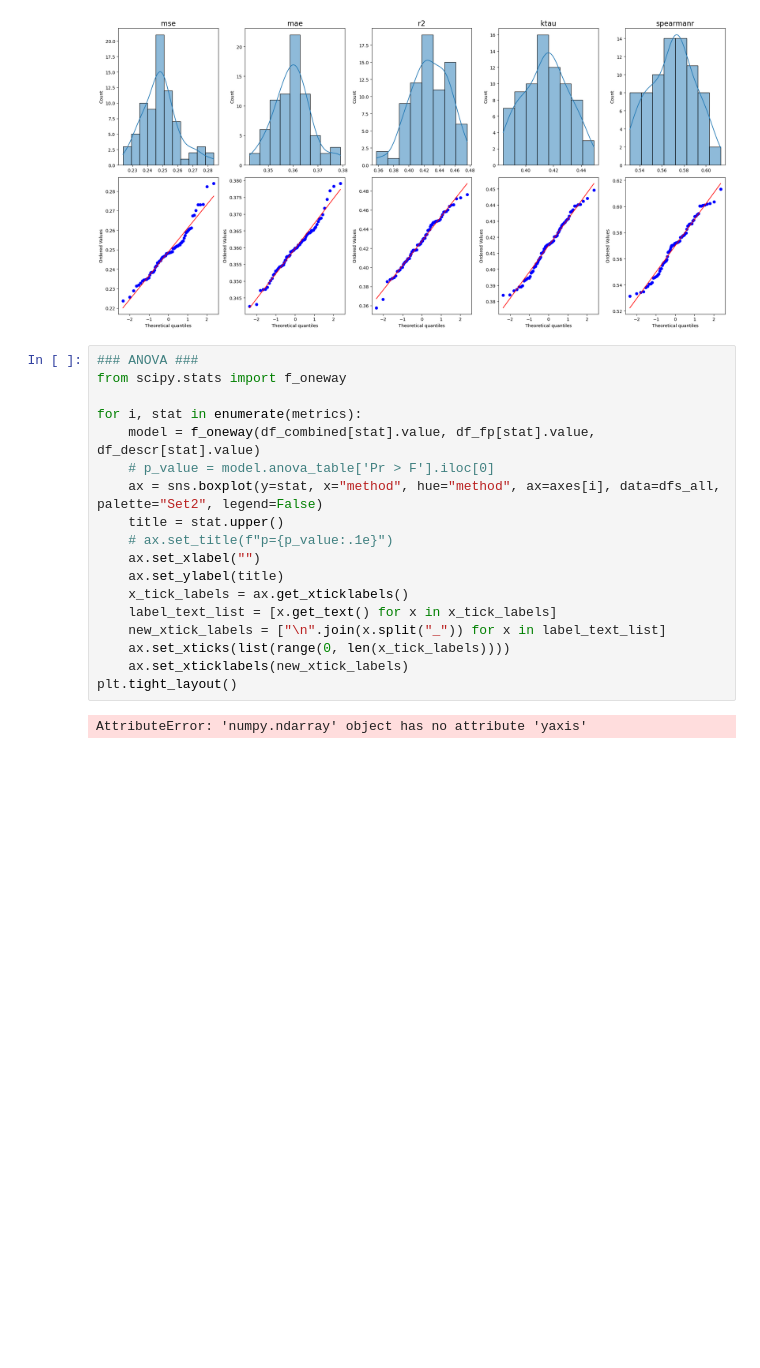
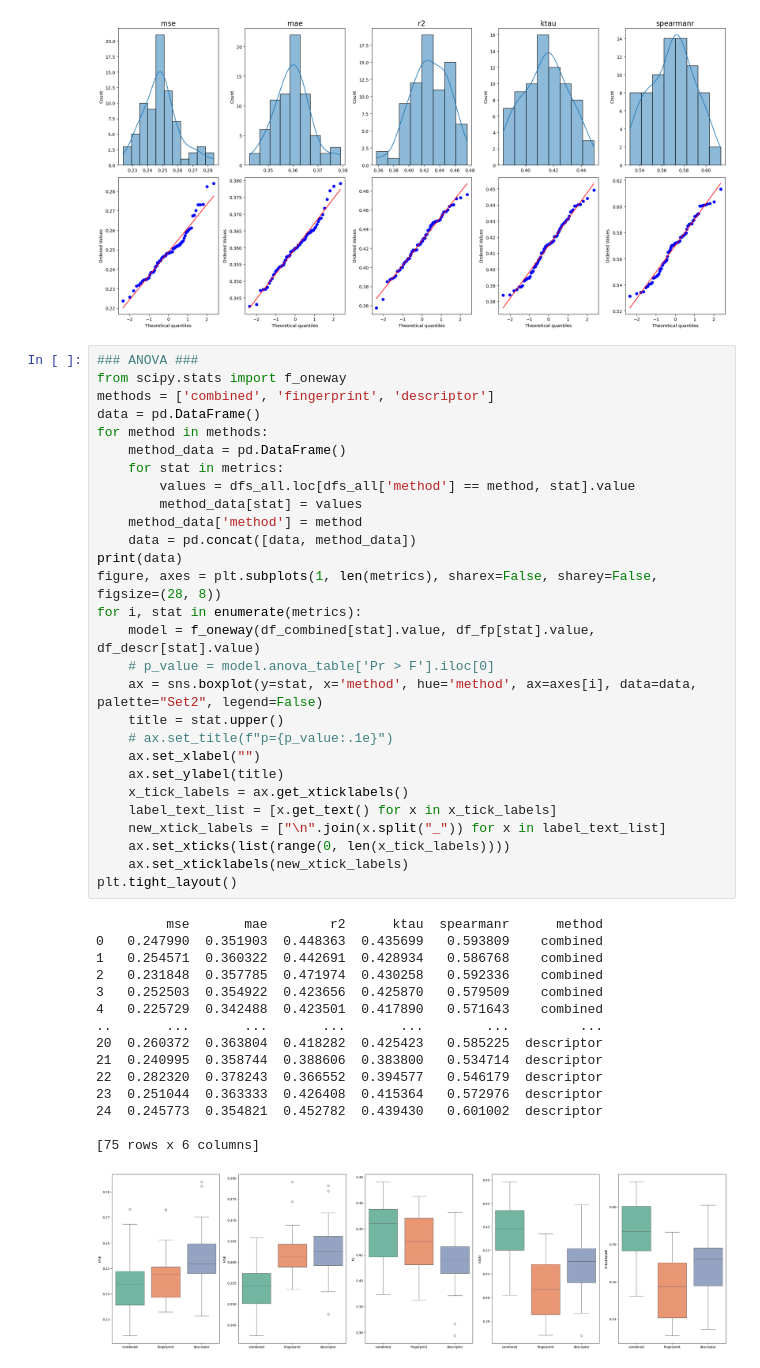
Before and after one commit to OpenADMET/openadmet-models, a Jupyter notebook: openadmet_models/notebooks/initial_2_anvil_compare.ipynb, the cells around one changed output. Drawn from its saved outputs; the diff is of its cells as text; blank space fills up the shorter version.

```diff
--- a/openadmet_models/notebooks/initial_2_anvil_compare.ipynb
+++ b/openadmet_models/notebooks/initial_2_anvil_compare.ipynb
@@ -81,20 +81,44 @@ plt.tight_layout()
 # %%
 ### ANOVA ###
 from scipy.stats import f_oneway
-
+methods = ['combined', 'fingerprint', 'descriptor']
+data = pd.DataFrame()
+for method in methods:
+    method_data = pd.DataFrame()
+    for stat in metrics:
+        values = dfs_all.loc[dfs_all['method'] == method, stat].value
+        method_data[stat] = values
+    method_data['method'] = method
+    data = pd.concat([data, method_data])
+print(data)
+figure, axes = plt.subplots(1, len(metrics), sharex=False, sharey=False, figsize=(28, 8))
 for i, stat in enumerate(metrics):
     model = f_oneway(df_combined[stat].value, df_fp[stat].value, df_descr[stat].value)
     # p_value = model.anova_table['Pr > F'].iloc[0]
-    ax = sns.boxplot(y=stat, x="method", hue="method", ax=axes[i], data=dfs_all, palette="Set2", legend=False)
+    ax = sns.boxplot(y=stat, x='method', hue='method', ax=axes[i], data=data, palette="Set2", legend=False)
     title = stat.upper()
     # ax.set_title(f"p={p_value:.1e}")
     ax.set_xlabel("")
     ax.set_ylabel(title)
     x_tick_labels = ax.get_xticklabels()
     label_text_list = [x.get_text() for x in x_tick_labels]
     new_xtick_labels = ["\n".join(x.split("_")) for x in label_text_list]
     ax.set_xticks(list(range(0, len(x_tick_labels))))
     ax.set_xticklabels(new_xtick_labels)
 plt.tight_layout()
 # %% [output]
-AttributeError: 'numpy.ndarray' object has no attribute 'yaxis'
+         mse       mae        r2      ktau  spearmanr      method
+0   0.247990  0.351903  0.448363  0.435699   0.593809    combined
+1   0.254571  0.360322  0.442691  0.428934   0.586768    combined
+2   0.231848  0.357785  0.471974  0.430258   0.592336    combined
+3   0.252503  0.354922  0.423656  0.425870   0.579509    combined
+4   0.225729  0.342488  0.423501  0.417890   0.571643    combined
+..       ...       ...       ...       ...        ...         ...
+20  0.260372  0.363804  0.418282  0.425423   0.585225  descriptor
+21  0.240995  0.358744  0.388606  0.383800   0.534714  descriptor
+22  0.282320  0.378243  0.366552  0.394577   0.546179  descriptor
+23  0.251044  0.363333  0.426408  0.415364   0.572976  descriptor
+24  0.245773  0.354821  0.452782  0.439430   0.601002  descriptor
+
+[75 rows x 6 columns]
+[figure, added]
```
Also changed, not shown: parts of 3 cells of this notebook, 1 other file.
